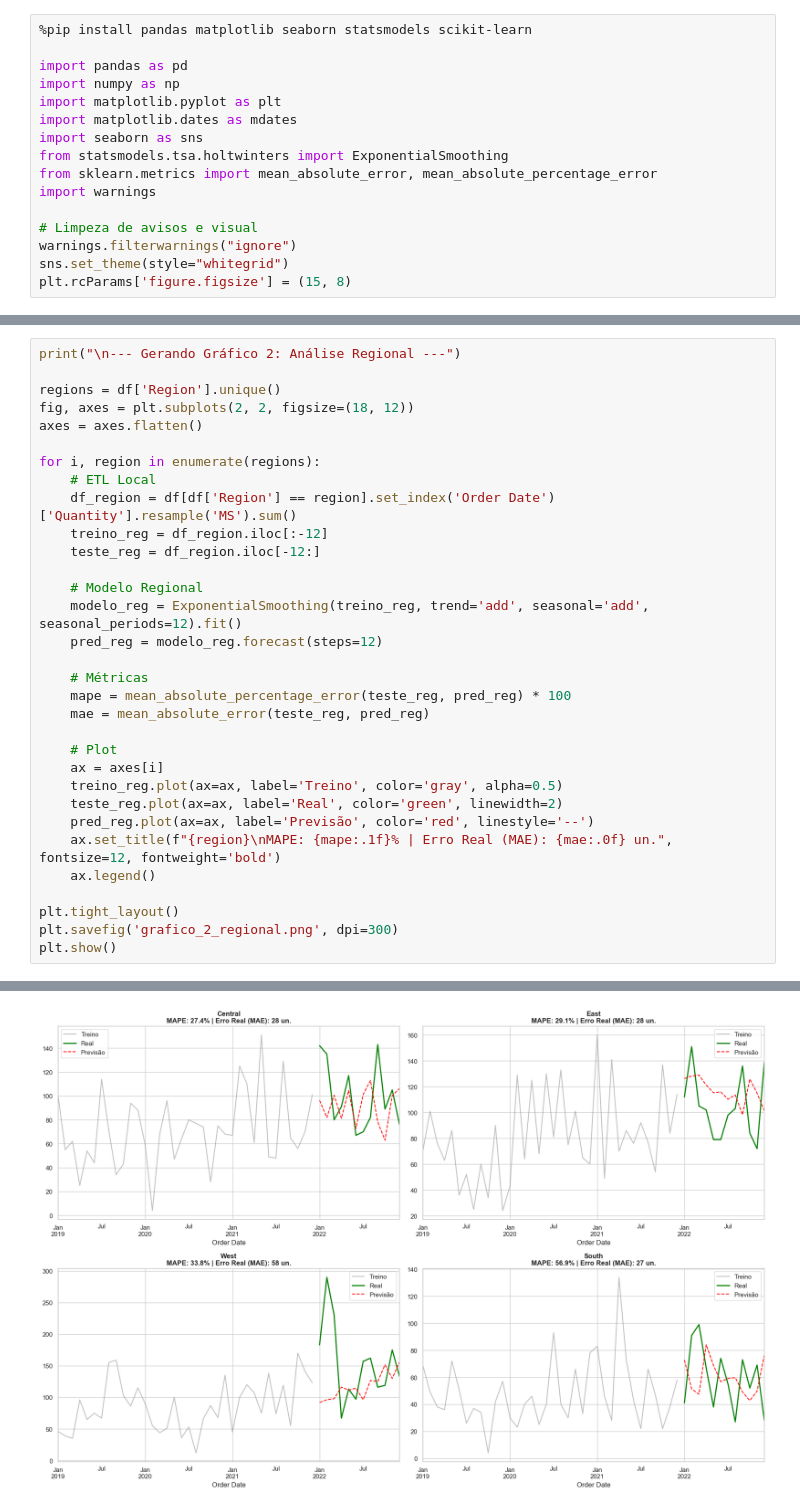
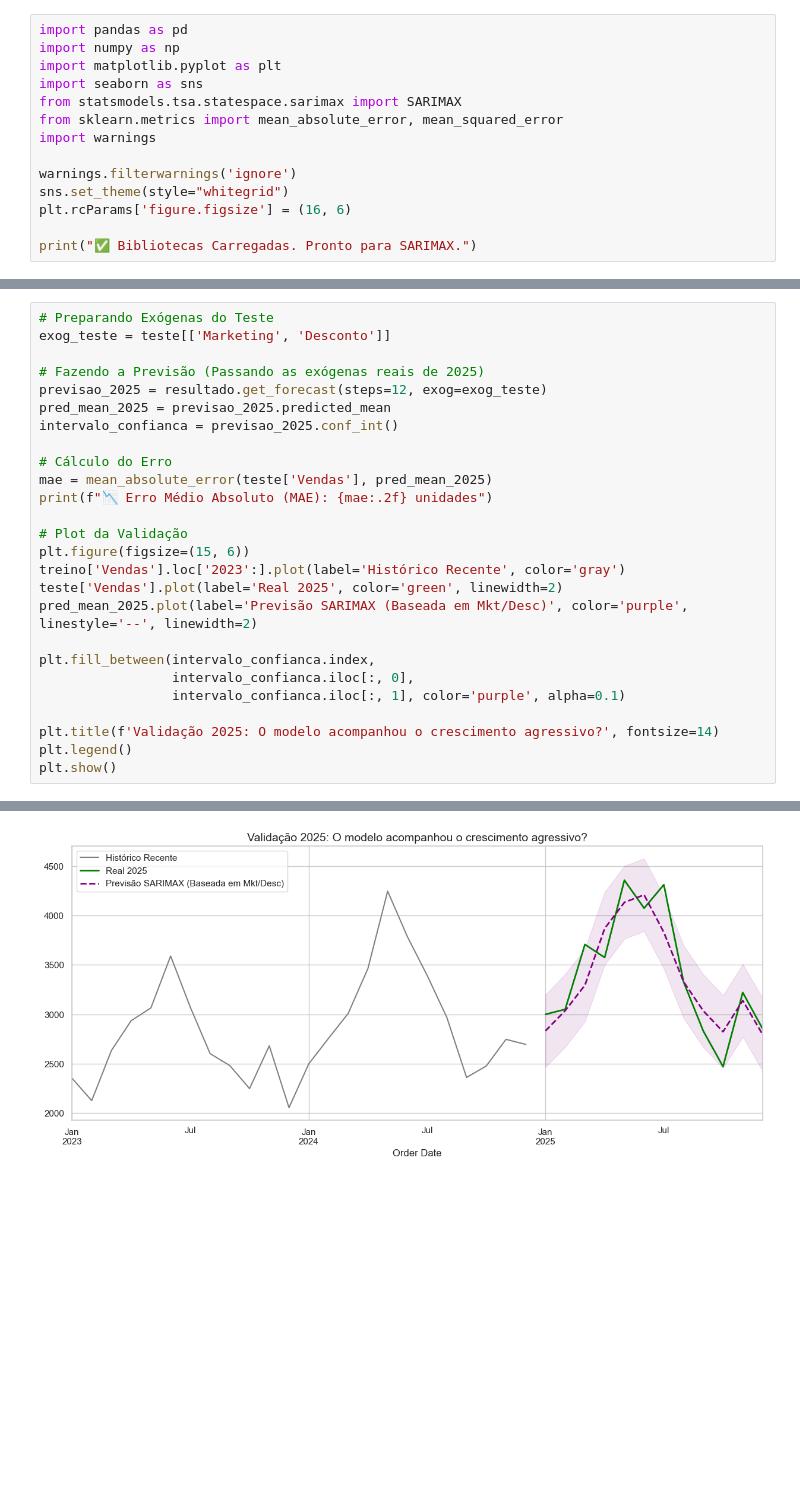
Before and after one commit to pedropaivasanrj-alt/Forecasting-de-Vendas, a Jupyter notebook: notebooks/3.0-modelagem.ipynb, the cells around one changed output, grey strips where cells are left out. Saved outputs shown, nothing was run; the diff lists cells and outputs as text; blank space fills up the shorter version.

```diff
--- a/notebooks/3.0-modelagem.ipynb
+++ b/notebooks/3.0-modelagem.ipynb
@@ -1,17 +16,15 @@
 # %%
-%pip install pandas matplotlib seaborn statsmodels scikit-learn
-
 import pandas as pd
 import numpy as np
 import matplotlib.pyplot as plt
-import matplotlib.dates as mdates
 import seaborn as sns
-from statsmodels.tsa.holtwinters import ExponentialSmoothing
-from sklearn.metrics import mean_absolute_error, mean_absolute_percentage_error
+from statsmodels.tsa.statespace.sarimax import SARIMAX
+from sklearn.metrics import mean_absolute_error, mean_squared_error
 import warnings
 
-# Limpeza de avisos e visual
-warnings.filterwarnings("ignore")
+warnings.filterwarnings('ignore')
 sns.set_theme(style="whitegrid")
-plt.rcParams['figure.figsize'] = (15, 8)
+plt.rcParams['figure.figsize'] = (16, 6)
+
+print("✅ Bibliotecas Carregadas. Pronto para SARIMAX.")
 # %% [output]
@@ -82,33 +128,27 @@ plt.show()
 # %%
-print("\n--- Gerando Gráfico 2: Análise Regional ---")
+# Preparando Exógenas do Teste
+exog_teste = teste[['Marketing', 'Desconto']]
 
-regions = df['Region'].unique()
-fig, axes = plt.subplots(2, 2, figsize=(18, 12))
-axes = axes.flatten()
+# Fazendo a Previsão (Passando as exógenas reais de 2025)
+previsao_2025 = resultado.get_forecast(steps=12, exog=exog_teste)
+pred_mean_2025 = previsao_2025.predicted_mean
+intervalo_confianca = previsao_2025.conf_int()
 
-for i, region in enumerate(regions):
-    # ETL Local
-    df_region = df[df['Region'] == region].set_index('Order Date')['Quantity'].resample('MS').sum()
-    treino_reg = df_region.iloc[:-12]
-    teste_reg = df_region.iloc[-12:]
+# Cálculo do Erro
+mae = mean_absolute_error(teste['Vendas'], pred_mean_2025)
+print(f"📉 Erro Médio Absoluto (MAE): {mae:.2f} unidades")
 
-    # Modelo Regional
-    modelo_reg = ExponentialSmoothing(treino_reg, trend='add', seasonal='add', seasonal_periods=12).fit()
-    pred_reg = modelo_reg.forecast(steps=12)
+# Plot da Validação
+plt.figure(figsize=(15, 6))
+treino['Vendas'].loc['2023':].plot(label='Histórico Recente', color='gray')
+teste['Vendas'].plot(label='Real 2025', color='green', linewidth=2)
+pred_mean_2025.plot(label='Previsão SARIMAX (Baseada em Mkt/Desc)', color='purple', linestyle='--', linewidth=2)
 
-    # Métricas
-    mape = mean_absolute_percentage_error(teste_reg, pred_reg) * 100
-    mae = mean_absolute_error(teste_reg, pred_reg)
+plt.fill_between(intervalo_confianca.index,
+                 intervalo_confianca.iloc[:, 0],
+                 intervalo_confianca.iloc[:, 1], color='purple', alpha=0.1)
 
-    # Plot
-    ax = axes[i]
-    treino_reg.plot(ax=ax, label='Treino', color='gray', alpha=0.5)
-    teste_reg.plot(ax=ax, label='Real', color='green', linewidth=2)
-    pred_reg.plot(ax=ax, label='Previsão', color='red', linestyle='--')
-    ax.set_title(f"{region}\nMAPE: {mape:.1f}% | Erro Real (MAE): {mae:.0f} un.", fontsize=12, fontweight='bold')
-    ax.legend()
-
-plt.tight_layout()
-plt.savefig('grafico_2_regional.png', dpi=300)
+plt.title(f'Validação 2025: O modelo acompanhou o crescimento agressivo?', fontsize=14)
+plt.legend()
 plt.show()
 # %% [output]
@@ -116 +156 @@ plt.show()
-[figure, old version]
+[figure, new version]
```
Also changed, not shown: parts of 12 cells of this notebook, 21 other files.
